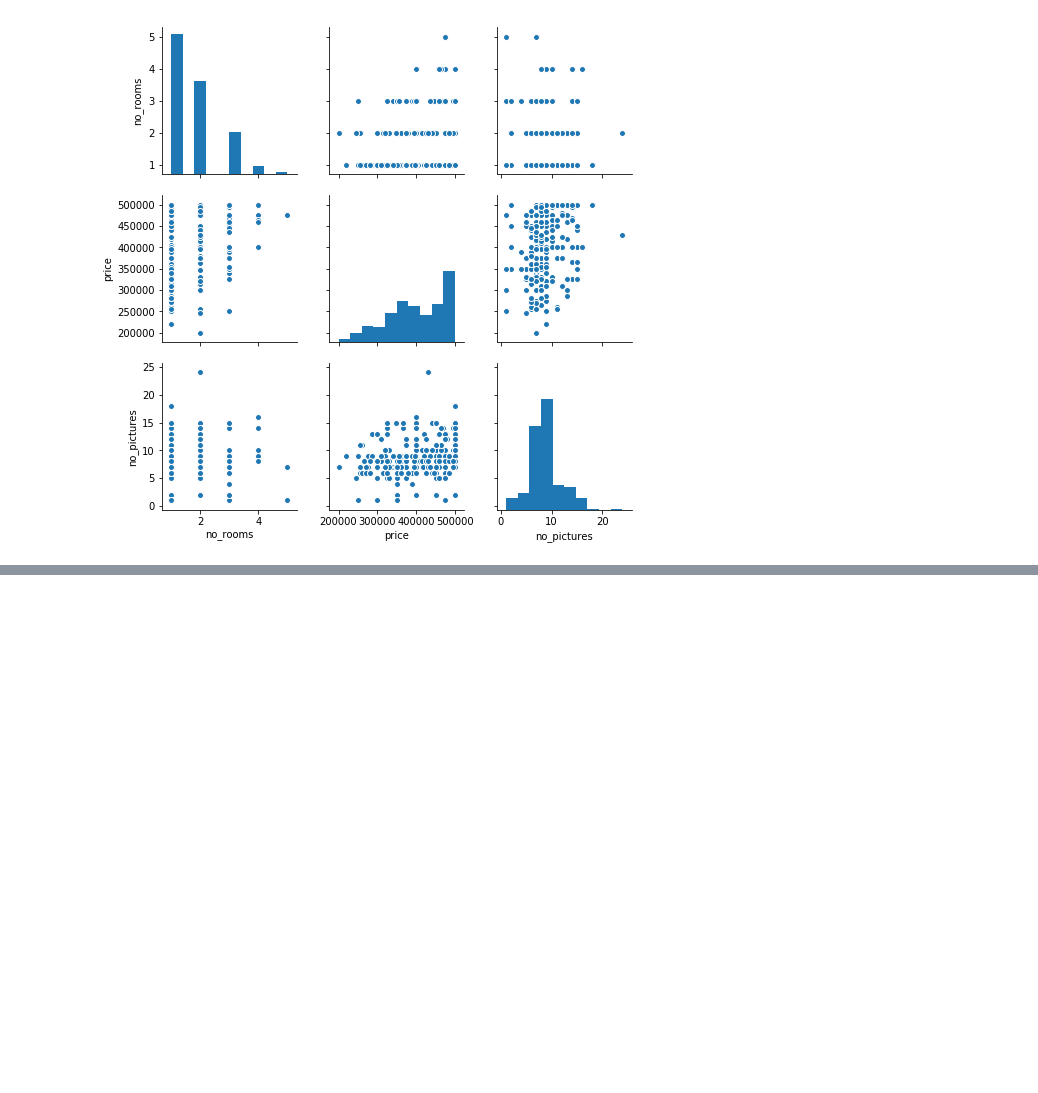
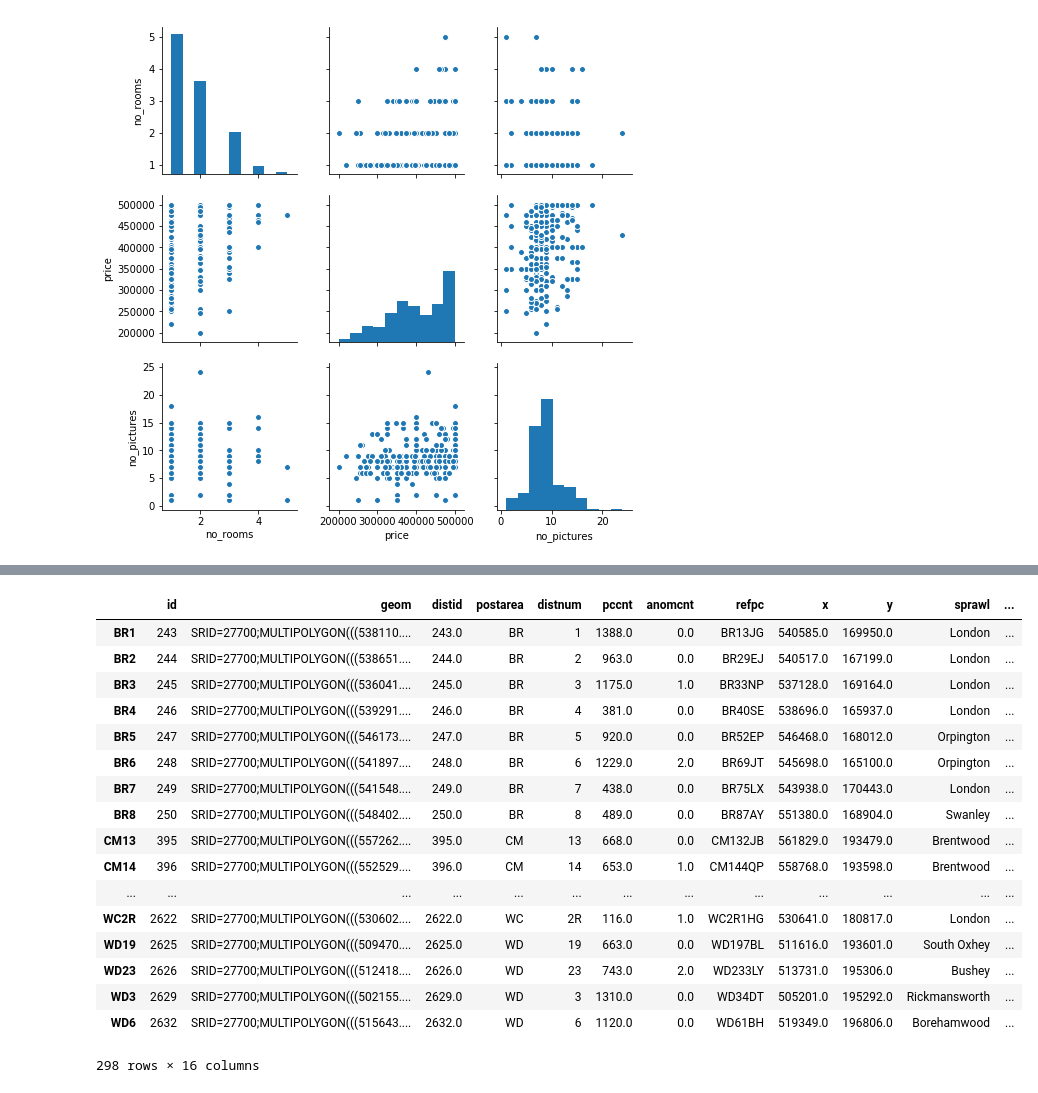
Before and after one commit to jackcballinger/housing, a Jupyter notebook: mapping.ipynb, the cells around one changed output, grey strips where cells are left out. Saved outputs shown, nothing was run; the diff lists cells and outputs as text; code cells hidden in the pictures; blank space fills up the shorter version.

```diff
--- a/mapping.ipynb
+++ b/mapping.ipynb
@@ -88,0 +87,21 @@ plt.show()
+# %%
+map_df
+# %% [output]
+|  | id | geom | distid | postarea | distnum | pccnt | anomcnt | refpc | x | y | sprawl | ... |
+| BR1 | 243 | SRID=27700;MULTIPOLYGON(((538110.... | 243.0 | BR | 1 | 1388.0 | 0.0 | BR13JG | 540585.0 | 169950.0 | London | ... |
+| BR2 | 244 | SRID=27700;MULTIPOLYGON(((538651.... | 244.0 | BR | 2 | 963.0 | 0.0 | BR29EJ | 540517.0 | 167199.0 | London | ... |
+| BR3 | 245 | SRID=27700;MULTIPOLYGON(((536041.... | 245.0 | BR | 3 | 1175.0 | 1.0 | BR33NP | 537128.0 | 169164.0 | London | ... |
+| BR4 | 246 | SRID=27700;MULTIPOLYGON(((539291.... | 246.0 | BR | 4 | 381.0 | 0.0 | BR40SE | 538696.0 | 165937.0 | London | ... |
+| BR5 | 247 | SRID=27700;MULTIPOLYGON(((546173.... | 247.0 | BR | 5 | 920.0 | 0.0 | BR52EP | 546468.0 | 168012.0 | Orpington | ... |
+| BR6 | 248 | SRID=27700;MULTIPOLYGON(((541897.... | 248.0 | BR | 6 | 1229.0 | 2.0 | BR69JT | 545698.0 | 165100.0 | Orpington | ... |
+| BR7 | 249 | SRID=27700;MULTIPOLYGON(((541548.... | 249.0 | BR | 7 | 438.0 | 0.0 | BR75LX | 543938.0 | 170443.0 | London | ... |
+| BR8 | 250 | SRID=27700;MULTIPOLYGON(((548402.... | 250.0 | BR | 8 | 489.0 | 0.0 | BR87AY | 551380.0 | 168904.0 | Swanley | ... |
+| CM13 | 395 | SRID=27700;MULTIPOLYGON(((557262.... | 395.0 | CM | 13 | 668.0 | 0.0 | CM132JB | 561829.0 | 193479.0 | Brentwood | ... |
+| CM14 | 396 | SRID=27700;MULTIPOLYGON(((552529.... | 396.0 | CM | 14 | 653.0 | 1.0 | CM144QP | 558768.0 | 193598.0 | Brentwood | ... |
+| ... | ... | ... | ... | ... | ... | ... | ... | ... | ... | ... | ... | ... |
+| WC2R | 2622 | SRID=27700;MULTIPOLYGON(((530602.... | 2622.0 | WC | 2R | 116.0 | 1.0 | WC2R1HG | 530641.0 | 180817.0 | London | ... |
+| WD19 | 2625 | SRID=27700;MULTIPOLYGON(((509470.... | 2625.0 | WD | 19 | 663.0 | 0.0 | WD197BL | 511616.0 | 193601.0 | South Oxhey | ... |
+| WD23 | 2626 | SRID=27700;MULTIPOLYGON(((512418.... | 2626.0 | WD | 23 | 743.0 | 2.0 | WD233LY | 513731.0 | 195306.0 | Bushey | ... |
+| WD3 | 2629 | SRID=27700;MULTIPOLYGON(((502155.... | 2629.0 | WD | 3 | 1310.0 | 0.0 | WD34DT | 505201.0 | 195292.0 | Rickmansworth | ... |
+| WD6 | 2632 | SRID=27700;MULTIPOLYGON(((515643.... | 2632.0 | WD | 6 | 1120.0 | 0.0 | WD61BH | 519349.0 | 196806.0 | Borehamwood | ... |
+298 rows × 16 columns
```
Also changed, not shown: parts of 3 cells of this notebook, 25 other files.
